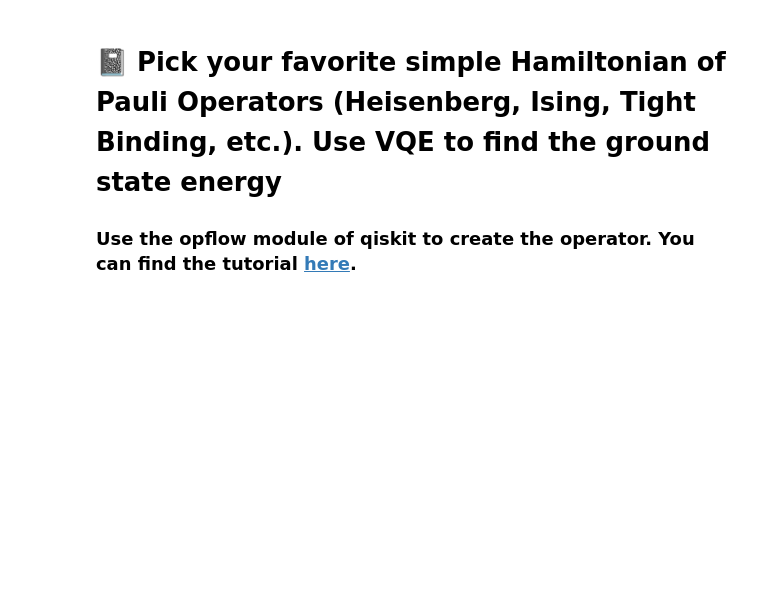
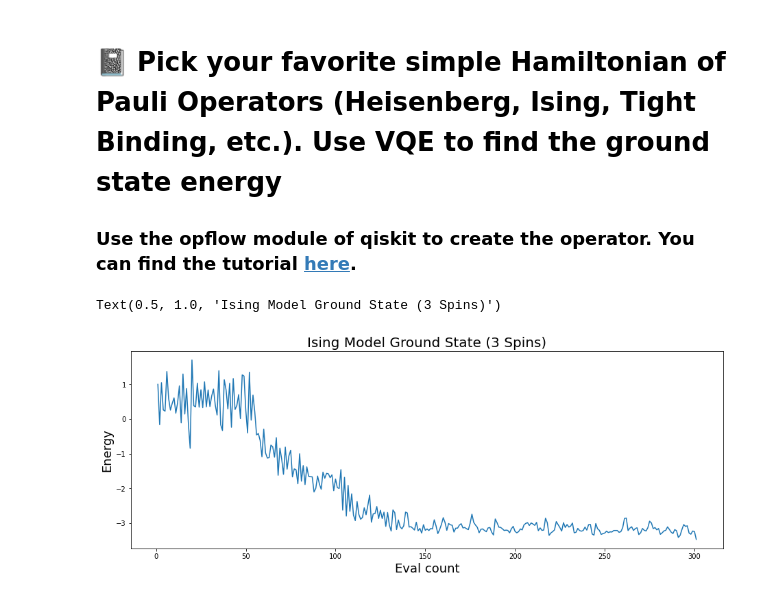
Before and after one commit to MRVallee/QuantumComputng, a Jupyter notebook: Lab-4_Calculating-Molecular-Ground-States.ipynb, the cells around one changed output. Drawn from its saved outputs; the diff is of its cells as text; code cells hidden in the pictures; blank space fills up the shorter version.

```diff
--- a/Lab-4_Calculating-Molecular-Ground-States.ipynb
+++ b/Lab-4_Calculating-Molecular-Ground-States.ipynb
@@ -345,9 +345,36 @@ Text(0.5, 1.0, 'Difference from Reference Value for Each Method of VQE')
 # %%
 #Compare the VQE result with the exact eigenvalue using the NumpyMinimumEigenSolver().  I'd recommend keeping
 #  the total size of the operators to be < 5 qubits.  You should just need the Pauli ops imported below.
 #
 from qiskit.opflow import I, X, Y, Z
-#
-# Your code goes here
-#
-#
+
+def H_ising(J: float, g: float):
+    #Interactions (I is the identity matrix; X and Z are Pauli matrices; ^ is a tensor product; * multiplies a scalar)
+    ZZs = (Z^Z^I) + (I^Z^Z)
+    Xs = (X^I^I) + (I^X^I) + (I^I^X)
+
+    H = -J*(ZZs + (g*Xs))
+    return H
+
+#Create Ising Model Hamiltonian
+H_is = H_ising(1,1)
+
+counts_spsa = []
+values_spsa = []
+def store_intermediate_result_spsa(eval_count, parameters, mean, std):
+    counts_spsa.append(eval_count)
+    values_spsa.append(mean)
+
+spsa = SPSA(maxiter=iterations)
+vqe_spsa = VQE(ansatz, optimizer=spsa, callback=store_intermediate_result_spsa, quantum_instance=qi)
+result_spsa = vqe_spsa.compute_minimum_eigenvalue(operator=H_is)
+
+fig = plt.figure(figsize=(12, 4))
+ax = fig.add_axes([1,1,1,1])
+ax.plot(counts_spsa, values_spsa)
+ax.set_xlabel('Eval count', size=18)
+ax.set_ylabel('Energy', size=18)
+ax.set_title('Ising Model Ground State (3 Spins)', size=20)
+# %% [output]
+Text(0.5, 1.0, 'Ising Model Ground State (3 Spins)')
+[figure, added]
```
